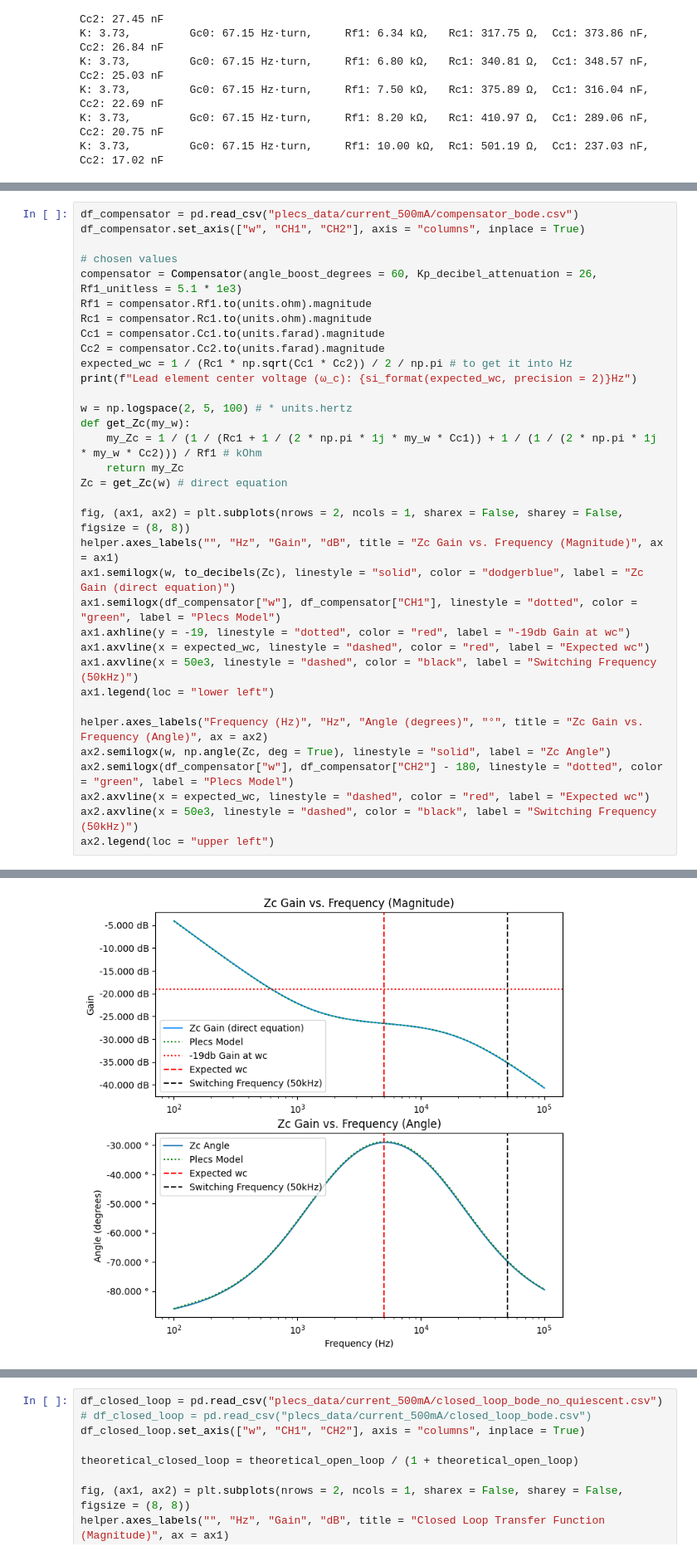
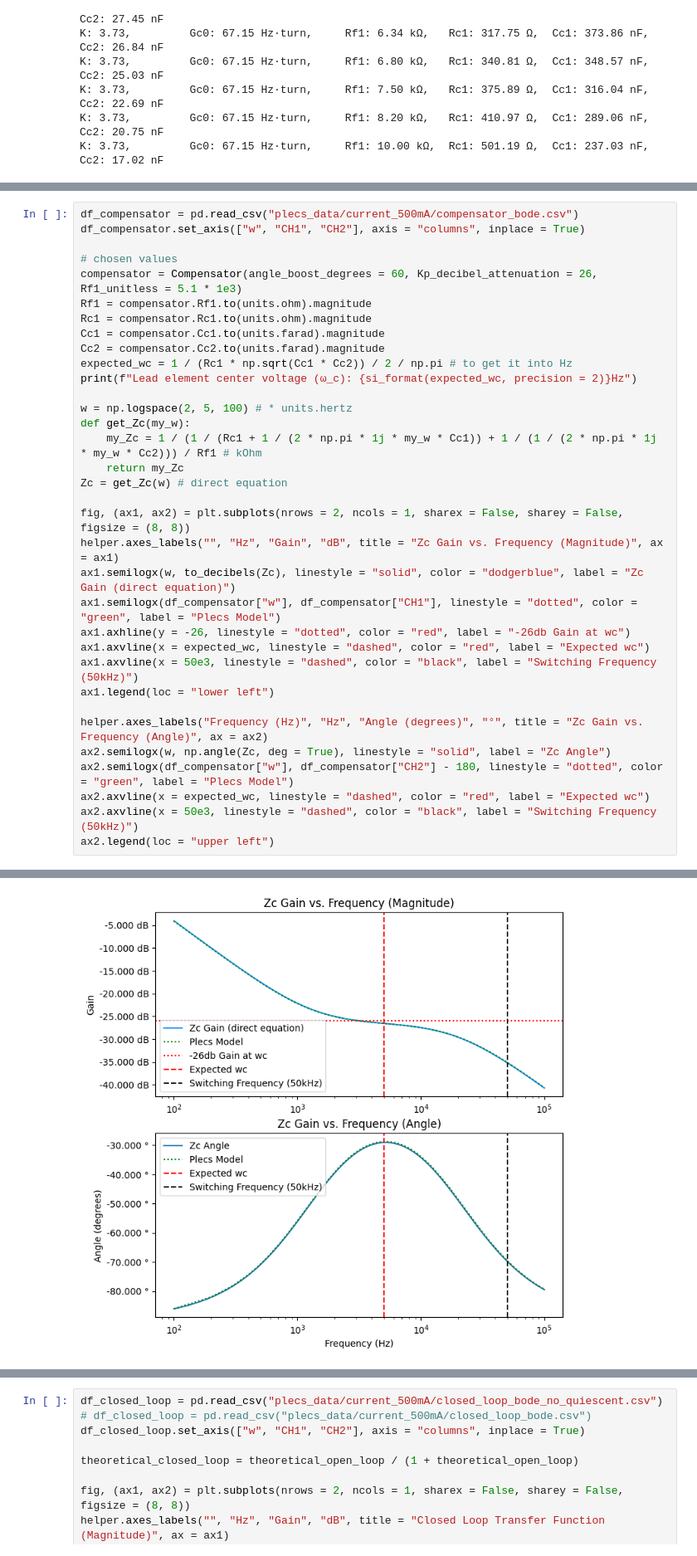
Before and after one commit to ianeyk/wind-turbine, a Jupyter notebook: small_wind_turbine/small_turbine_buck_converter_parameters/buck_converter_parameters.ipynb, the cells around one changed output, grey strips where cells are left out. Shown at 83% size. Drawn from its saved outputs; the diff is of its cells as text.

```diff
--- a/small_wind_turbine/small_turbine_buck_converter_parameters/buck_converter_parameters.ipynb
+++ b/small_wind_turbine/small_turbine_buck_converter_parameters/buck_converter_parameters.ipynb
@@ -220,35 +217,35 @@ compensator = Compensator(angle_boost_degrees = 60, Kp_decibel_attenuation = 26,
 Rf1 = compensator.Rf1.to(units.ohm).magnitude
 Rc1 = compensator.Rc1.to(units.ohm).magnitude
 Cc1 = compensator.Cc1.to(units.farad).magnitude
 Cc2 = compensator.Cc2.to(units.farad).magnitude
 expected_wc = 1 / (Rc1 * np.sqrt(Cc1 * Cc2)) / 2 / np.pi # to get it into Hz
 print(f"Lead element center voltage (ω_c): {si_format(expected_wc, precision = 2)}Hz")
 
 w = np.logspace(2, 5, 100) # * units.hertz
 def get_Zc(my_w):
     my_Zc = 1 / (1 / (Rc1 + 1 / (2 * np.pi * 1j * my_w * Cc1)) + 1 / (1 / (2 * np.pi * 1j * my_w * Cc2))) / Rf1 # kOhm
     return my_Zc
 Zc = get_Zc(w) # direct equation
 
 fig, (ax1, ax2) = plt.subplots(nrows = 2, ncols = 1, sharex = False, sharey = False, figsize = (8, 8))
 helper.axes_labels("", "Hz", "Gain", "dB", title = "Zc Gain vs. Frequency (Magnitude)", ax = ax1)
 ax1.semilogx(w, to_decibels(Zc), linestyle = "solid", color = "dodgerblue", label = "Zc Gain (direct equation)")
 ax1.semilogx(df_compensator["w"], df_compensator["CH1"], linestyle = "dotted", color = "green", label = "Plecs Model")
-ax1.axhline(y = -19, linestyle = "dotted", color = "red", label = "-19db Gain at wc")
+ax1.axhline(y = -26, linestyle = "dotted", color = "red", label = "-26db Gain at wc")
 ax1.axvline(x = expected_wc, linestyle = "dashed", color = "red", label = "Expected wc")
 ax1.axvline(x = 50e3, linestyle = "dashed", color = "black", label = "Switching Frequency (50kHz)")
 ax1.legend(loc = "lower left")
 
 helper.axes_labels("Frequency (Hz)", "Hz", "Angle (degrees)", "°", title = "Zc Gain vs. Frequency (Angle)", ax = ax2)
 ax2.semilogx(w, np.angle(Zc, deg = True), linestyle = "solid", label = "Zc Angle")
 ax2.semilogx(df_compensator["w"], df_compensator["CH2"] - 180, linestyle = "dotted", color = "green", label = "Plecs Model")
 ax2.axvline(x = expected_wc, linestyle = "dashed", color = "red", label = "Expected wc")
 ax2.axvline(x = 50e3, linestyle = "dashed", color = "black", label = "Switching Frequency (50kHz)")
 ax2.legend(loc = "upper left")
 # %% [output]
 Lead element center voltage (ω_c): 5.00 kHz
 <matplotlib.legend.Legend at 0x...>
-[figure, old version]
+[figure, new version]
 # %% [markdown]
 ### Open-Loop Transfer Function
 PLECS Model: [`frequency_experiment_10a.plecs`](https://github.com/ianeyk/wind-turbine/blob/main/small_wind_turbine/frequency_analysis_buck_converter/frequency_experiment_10a.plecs)
```
Also changed, not shown: parts of 6 cells of this notebook, 9 other files.
